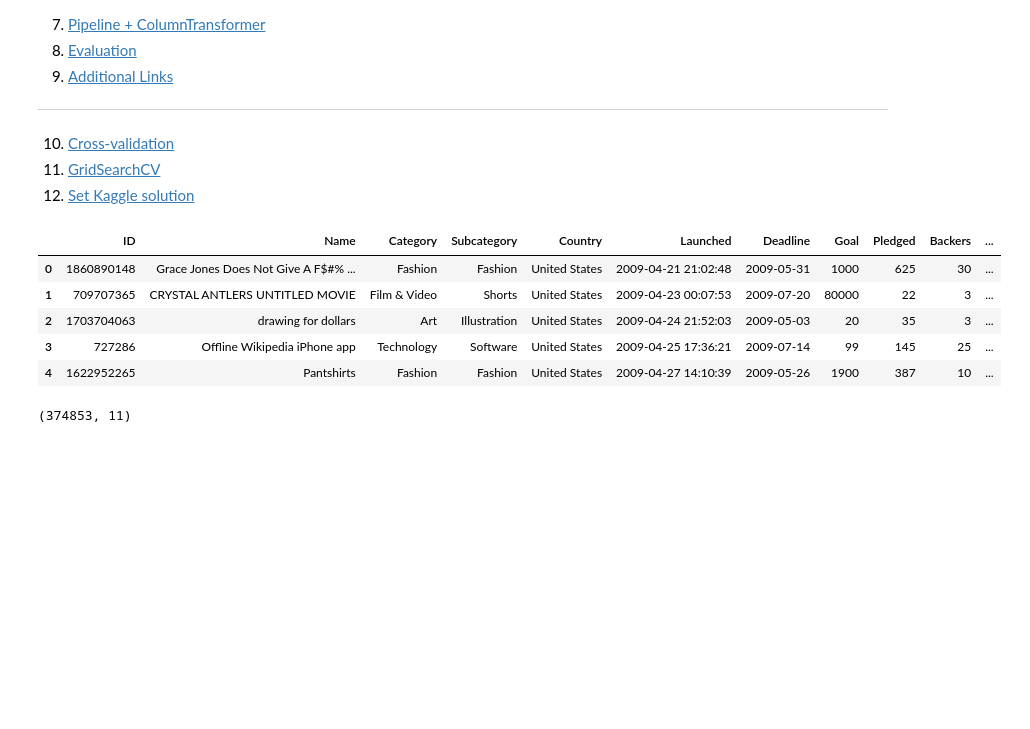
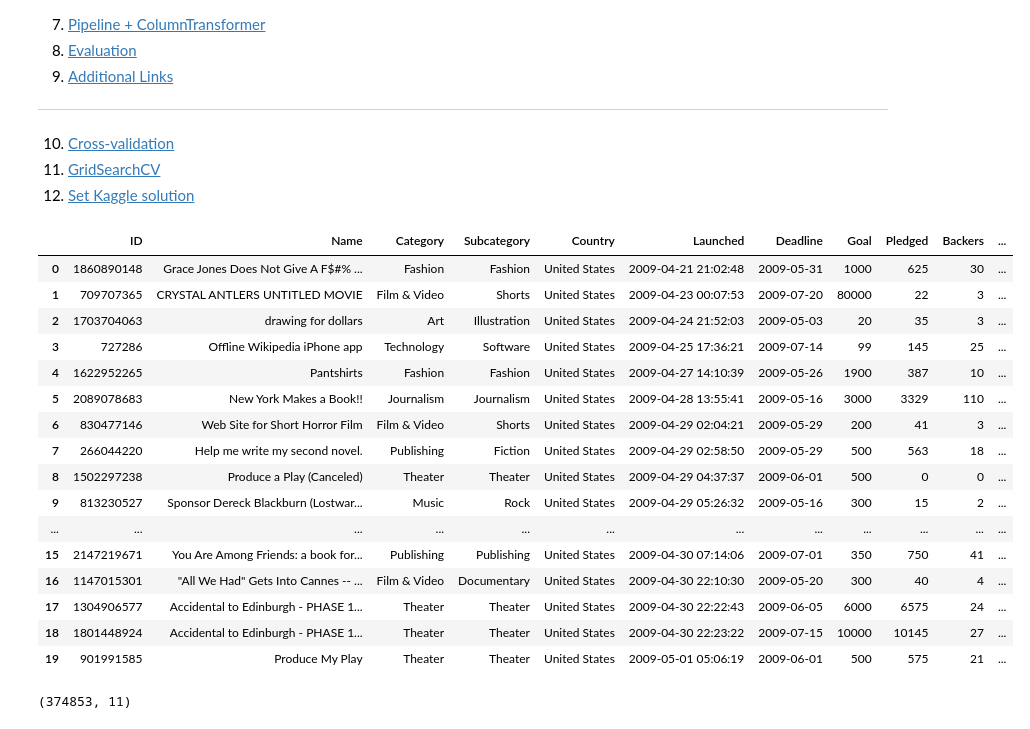
Before and after one commit to KaufmannLukas/ds-kickstarter-project, a Jupyter notebook: kickstarter-project.ipynb, the cells around one changed output. Cells and saved outputs as stored; diff of their text form; code cells hidden in the pictures; blank space fills up the shorter version.

```diff
--- a/kickstarter-project.ipynb
+++ b/kickstarter-project.ipynb
@@ -33,14 +38,25 @@ import pandas as pd
 # %%
 kickstarter = pd.read_csv('data/kickstarter_projects.csv')
 # %%
-kickstarter.head()
+kickstarter.head(20)
 # %% [output]
 |  | ID | Name | Category | Subcategory | Country | Launched | Deadline | Goal | Pledged | Backers | ... |
 | 0 | 1860890148 | Grace Jones Does Not Give A F$#% ... | Fashion | Fashion | United States | 2009-04-21 21:02:48 | 2009-05-31 | 1000 | 625 | 30 | ... |
 | 1 | 709707365 | CRYSTAL ANTLERS UNTITLED MOVIE | Film & Video | Shorts | United States | 2009-04-23 00:07:53 | 2009-07-20 | 80000 | 22 | 3 | ... |
 | 2 | 1703704063 | drawing for dollars | Art | Illustration | United States | 2009-04-24 21:52:03 | 2009-05-03 | 20 | 35 | 3 | ... |
 | 3 | 727286 | Offline Wikipedia iPhone app | Technology | Software | United States | 2009-04-25 17:36:21 | 2009-07-14 | 99 | 145 | 25 | ... |
 | 4 | 1622952265 | Pantshirts | Fashion | Fashion | United States | 2009-04-27 14:10:39 | 2009-05-26 | 1900 | 387 | 10 | ... |
+| 5 | 2089078683 | New York Makes a Book!! | Journalism | Journalism | United States | 2009-04-28 13:55:41 | 2009-05-16 | 3000 | 3329 | 110 | ... |
+| 6 | 830477146 | Web Site for Short Horror Film | Film & Video | Shorts | United States | 2009-04-29 02:04:21 | 2009-05-29 | 200 | 41 | 3 | ... |
+| 7 | 266044220 | Help me write my second novel. | Publishing | Fiction | United States | 2009-04-29 02:58:50 | 2009-05-29 | 500 | 563 | 18 | ... |
+| 8 | 1502297238 | Produce a Play (Canceled) | Theater | Theater | United States | 2009-04-29 04:37:37 | 2009-06-01 | 500 | 0 | 0 | ... |
+| 9 | 813230527 | Sponsor Dereck Blackburn (Lostwar... | Music | Rock | United States | 2009-04-29 05:26:32 | 2009-05-16 | 300 | 15 | 2 | ... |
+| ... | ... | ... | ... | ... | ... | ... | ... | ... | ... | ... | ... |
+| 15 | 2147219671 | You Are Among Friends: a book for... | Publishing | Publishing | United States | 2009-04-30 07:14:06 | 2009-07-01 | 350 | 750 | 41 | ... |
+| 16 | 1147015301 | "All We Had" Gets Into Cannes -- ... | Film & Video | Documentary | United States | 2009-04-30 22:10:30 | 2009-05-20 | 300 | 40 | 4 | ... |
+| 17 | 1304906577 | Accidental to Edinburgh - PHASE 1... | Theater | Theater | United States | 2009-04-30 22:22:43 | 2009-06-05 | 6000 | 6575 | 24 | ... |
+| 18 | 1801448924 | Accidental to Edinburgh - PHASE 1... | Theater | Theater | United States | 2009-04-30 22:23:22 | 2009-07-15 | 10000 | 10145 | 27 | ... |
+| 19 | 901991585 | Produce My Play | Theater | Theater | United States | 2009-05-01 05:06:19 | 2009-06-01 | 500 | 575 | 21 | ... |
 # %%
 kickstarter.shape
 # %% [output]
```
Also changed, not shown: parts of 27 cells of this notebook, 1 other file.
